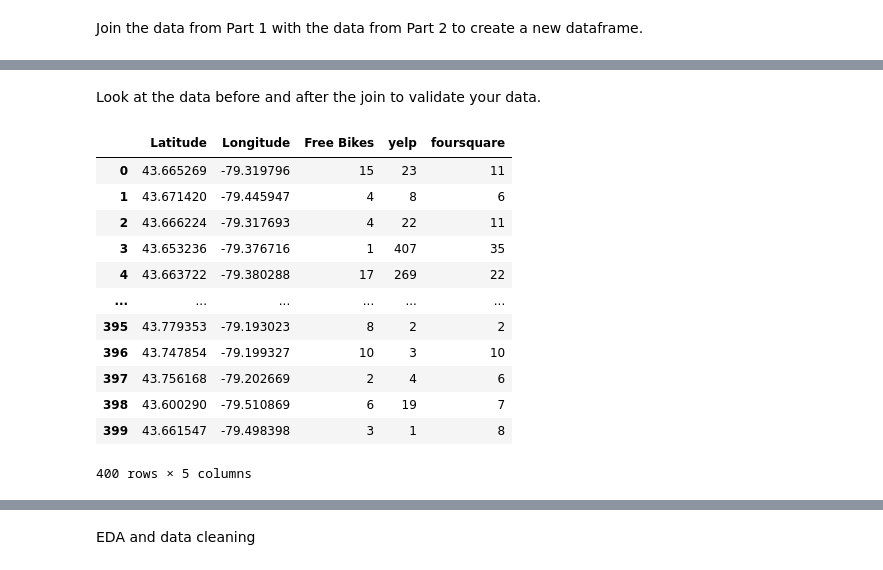
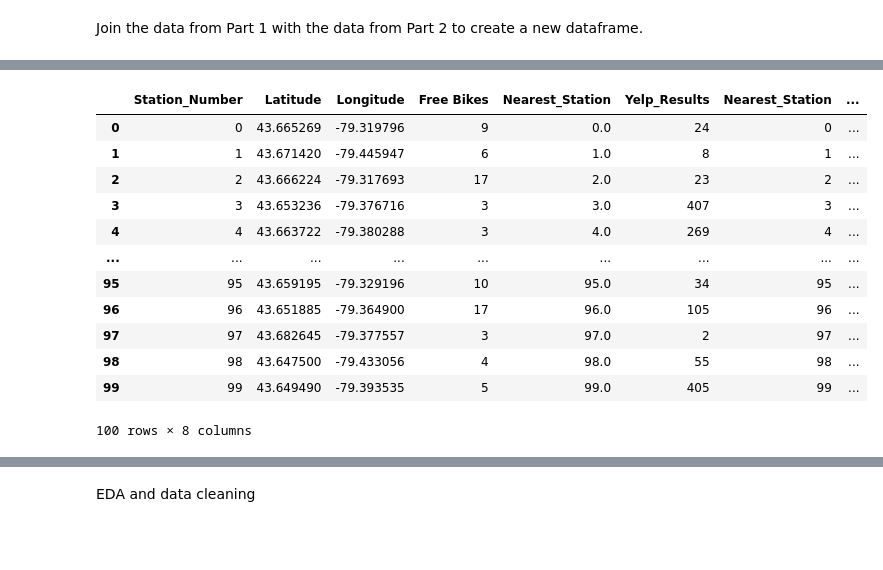
Before and after one commit to DavidOrmsby/CityBikes_API, a Jupyter notebook: notebooks/joining_data.ipynb, the cells around one changed output, grey strips where cells are left out. Drawn from its saved outputs; the diff is of its cells as text; code cells hidden in the pictures; blank space fills up the shorter version.

```diff
--- a/notebooks/joining_data.ipynb
+++ b/notebooks/joining_data.ipynb
@@ -45,18 +2,0 @@ print(pd.read_sql('select * from bike_stations', conn))  ## quick check to see i
-# %% [markdown]
-Look at the data before and after the join to validate your data.
-# %%
-print(fulldf)  ## Comparing our dataframe fulldf to the sql database.  We can even look at index[4] that we checked in the last part and everything matches perfectly
-# %% [output]
-|  | Latitude | Longitude | Free Bikes | yelp | foursquare |
-| 0 | 43.665269 | -79.319796 | 15 | 23 | 11 |
-| 1 | 43.671420 | -79.445947 | 4 | 8 | 6 |
-| 2 | 43.666224 | -79.317693 | 4 | 22 | 11 |
-| 3 | 43.653236 | -79.376716 | 1 | 407 | 35 |
-| 4 | 43.663722 | -79.380288 | 17 | 269 | 22 |
-| ... | ... | ... | ... | ... | ... |
-| 395 | 43.779353 | -79.193023 | 8 | 2 | 2 |
-| 396 | 43.747854 | -79.199327 | 10 | 3 | 10 |
-| 397 | 43.756168 | -79.202669 | 2 | 4 | 6 |
-| 398 | 43.600290 | -79.510869 | 6 | 19 | 7 |
-| 399 | 43.661547 | -79.498398 | 3 | 1 | 8 |
-400 rows × 5 columns
@@ -62,0 +11,19 @@ print(fulldf)  ## Comparing our dataframe fulldf to the sql database.  We can ev
+# %%
+pd.read_sql('select * from bike_stations b join yelp y on b.Station_Number = y.Nearest_Station join foursquare f on f.Nearest_Station = b.Station_Number', conn)
+
+## Now if we want all our data we can join the 3 tables like this
+## Because of the yelp api limitation we will end up with only 100 bike stations
+# %% [output]
+|  | Station_Number | Latitude | Longitude | Free Bikes | Nearest_Station | Yelp_Results | Nearest_Station | ... |
+| 0 | 0 | 43.665269 | -79.319796 | 9 | 0.0 | 24 | 0 | ... |
+| 1 | 1 | 43.671420 | -79.445947 | 6 | 1.0 | 8 | 1 | ... |
+| 2 | 2 | 43.666224 | -79.317693 | 17 | 2.0 | 23 | 2 | ... |
+| 3 | 3 | 43.653236 | -79.376716 | 3 | 3.0 | 407 | 3 | ... |
+| 4 | 4 | 43.663722 | -79.380288 | 3 | 4.0 | 269 | 4 | ... |
+| ... | ... | ... | ... | ... | ... | ... | ... | ... |
+| 95 | 95 | 43.659195 | -79.329196 | 10 | 95.0 | 34 | 95 | ... |
+| 96 | 96 | 43.651885 | -79.364900 | 17 | 96.0 | 105 | 96 | ... |
+| 97 | 97 | 43.682645 | -79.377557 | 3 | 97.0 | 2 | 97 | ... |
+| 98 | 98 | 43.647500 | -79.433056 | 4 | 98.0 | 55 | 98 | ... |
+| 99 | 99 | 43.649490 | -79.393535 | 5 | 99.0 | 405 | 99 | ... |
+100 rows × 8 columns
```
Also changed, not shown: parts of 15 cells of this notebook, 5 other files.
